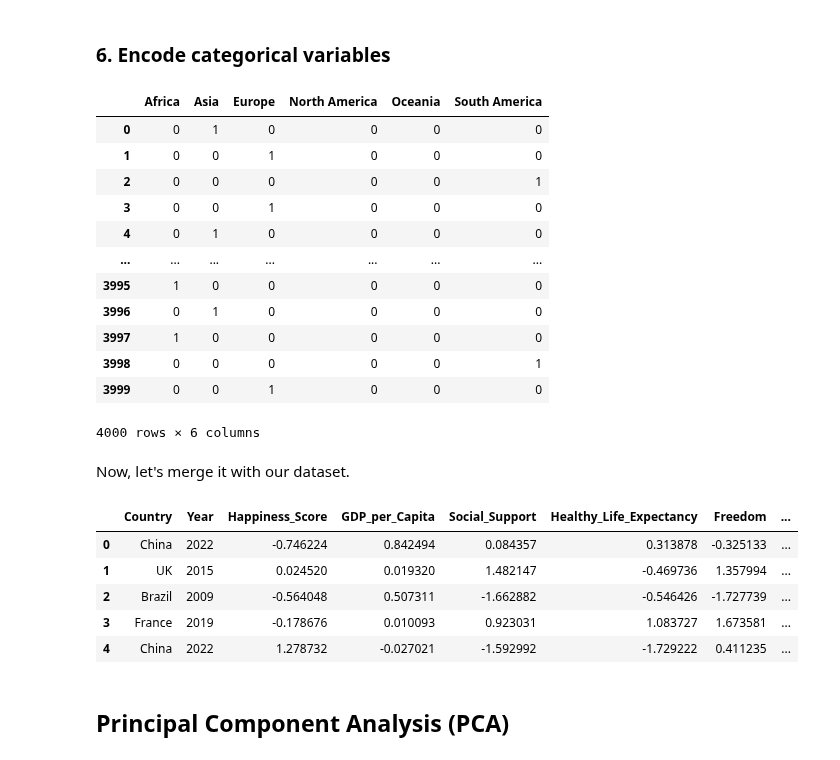
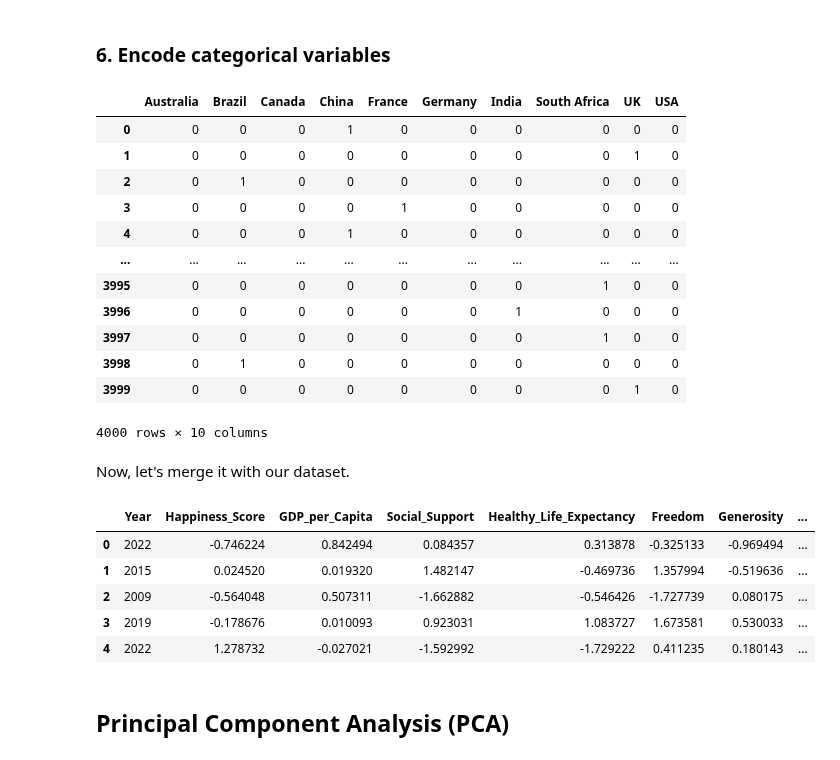
Before and after one commit to MadalinaTilvan/World-Happiness-Report, a Jupyter notebook: World Happiness Report.ipynb, the cells around one changed output. Drawn from its saved outputs; the diff is of its cells as text; code cells hidden in the pictures.

```diff
--- a/World Happiness Report.ipynb
+++ b/World Happiness Report.ipynb
@@ -316,35 +299,35 @@ dtype: int64
 # %% [markdown]
 ### 6. Encode categorical variables
 # %%
-continents_encoded = pd.get_dummies(happiness_merged['Country'], sparse = True, dtype='int')
-continents_encoded
+countries_encoded = pd.get_dummies(happiness_merged['Country'], sparse = True, dtype='int')
+countries_encoded
 # %% [output]
-|  | Africa | Asia | Europe | North America | Oceania | South America |
-| 0 | 0 | 1 | 0 | 0 | 0 | 0 |
-| 1 | 0 | 0 | 1 | 0 | 0 | 0 |
-| 2 | 0 | 0 | 0 | 0 | 0 | 1 |
-| 3 | 0 | 0 | 1 | 0 | 0 | 0 |
-| 4 | 0 | 1 | 0 | 0 | 0 | 0 |
-| ... | ... | ... | ... | ... | ... | ... |
-| 3995 | 1 | 0 | 0 | 0 | 0 | 0 |
-| 3996 | 0 | 1 | 0 | 0 | 0 | 0 |
-| 3997 | 1 | 0 | 0 | 0 | 0 | 0 |
-| 3998 | 0 | 0 | 0 | 0 | 0 | 1 |
-| 3999 | 0 | 0 | 1 | 0 | 0 | 0 |
+|  | Australia | Brazil | Canada | China | France | Germany | India | South Africa | UK | USA |
+| 0 | 0 | 0 | 0 | 1 | 0 | 0 | 0 | 0 | 0 | 0 |
+| 1 | 0 | 0 | 0 | 0 | 0 | 0 | 0 | 0 | 1 | 0 |
+| 2 | 0 | 1 | 0 | 0 | 0 | 0 | 0 | 0 | 0 | 0 |
+| 3 | 0 | 0 | 0 | 0 | 1 | 0 | 0 | 0 | 0 | 0 |
+| 4 | 0 | 0 | 0 | 1 | 0 | 0 | 0 | 0 | 0 | 0 |
+| ... | ... | ... | ... | ... | ... | ... | ... | ... | ... | ... |
+| 3995 | 0 | 0 | 0 | 0 | 0 | 0 | 0 | 1 | 0 | 0 |
+| 3996 | 0 | 0 | 0 | 0 | 0 | 0 | 1 | 0 | 0 | 0 |
+| 3997 | 0 | 0 | 0 | 0 | 0 | 0 | 0 | 1 | 0 | 0 |
+| 3998 | 0 | 1 | 0 | 0 | 0 | 0 | 0 | 0 | 0 | 0 |
+| 3999 | 0 | 0 | 0 | 0 | 0 | 0 | 0 | 0 | 1 | 0 |
-4000 rows × 6 columns
+4000 rows × 10 columns
 # %% [markdown]
 Now, let's merge it with our dataset.
 # %%
-happiness_merged = pd.concat([happiness_merged, continents_encoded], axis =1)
-happiness_merged = happiness_merged.drop(columns='Continent')
+happiness_merged = pd.concat([happiness_merged, countries_encoded], axis =1)
+happiness_merged = happiness_merged.drop(columns='Country')
 happiness_merged.head()
 # %% [output]
-|  | Country | Year | Happiness_Score | GDP_per_Capita | Social_Support | Healthy_Life_Expectancy | Freedom | ... |
-| 0 | China | 2022 | -0.746224 | 0.842494 | 0.084357 | 0.313878 | -0.325133 | ... |
-| 1 | UK | 2015 | 0.024520 | 0.019320 | 1.482147 | -0.469736 | 1.357994 | ... |
-| 2 | Brazil | 2009 | -0.564048 | 0.507311 | -1.662882 | -0.546426 | -1.727739 | ... |
-| 3 | France | 2019 | -0.178676 | 0.010093 | 0.923031 | 1.083727 | 1.673581 | ... |
-| 4 | China | 2022 | 1.278732 | -0.027021 | -1.592992 | -1.729222 | 0.411235 | ... |
+|  | Year | Happiness_Score | GDP_per_Capita | Social_Support | Healthy_Life_Expectancy | Freedom | Generosity | ... |
+| 0 | 2022 | -0.746224 | 0.842494 | 0.084357 | 0.313878 | -0.325133 | -0.969494 | ... |
+| 1 | 2015 | 0.024520 | 0.019320 | 1.482147 | -0.469736 | 1.357994 | -0.519636 | ... |
+| 2 | 2009 | -0.564048 | 0.507311 | -1.662882 | -0.546426 | -1.727739 | 0.080175 | ... |
+| 3 | 2019 | -0.178676 | 0.010093 | 0.923031 | 1.083727 | 1.673581 | 0.530033 | ... |
+| 4 | 2022 | 1.278732 | -0.027021 | -1.592992 | -1.729222 | 0.411235 | 0.180143 | ... |
 # %% [markdown]
 ## Principal Component Analysis (PCA)
 # %%
```
Also changed, not shown: parts of 3 cells of this notebook.
